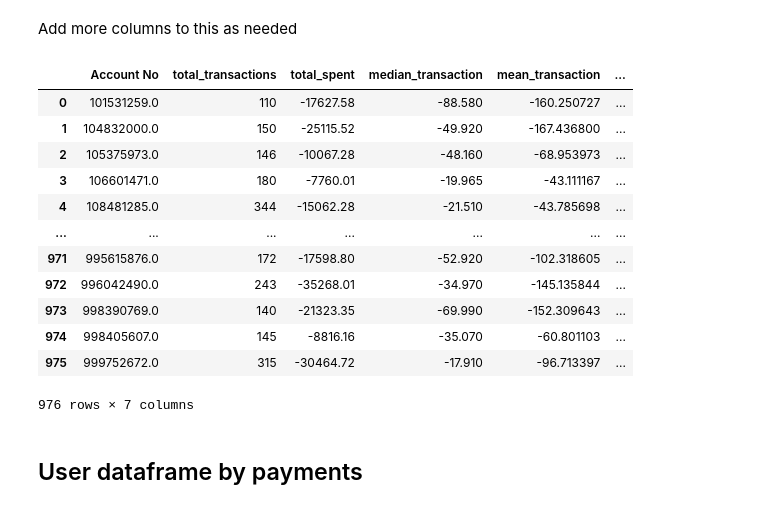
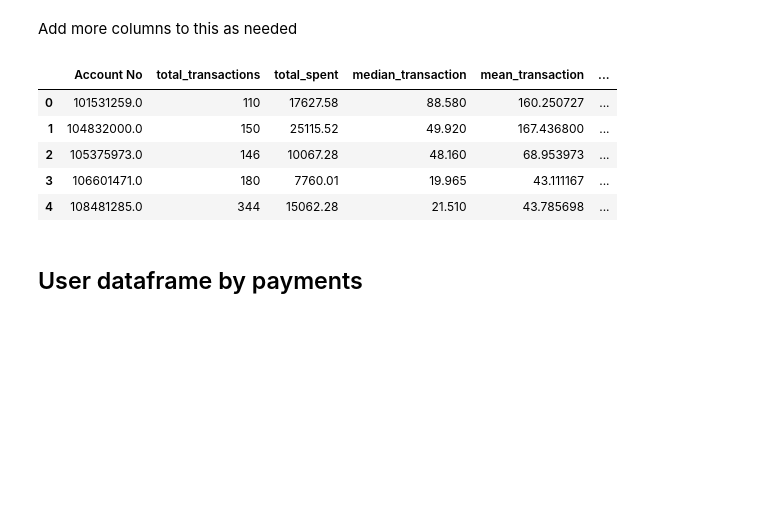
Before and after one commit to UoB-DSMP-2023-24/dsmp-2024-group27, a Jupyter notebook: Dataset2_EDA.ipynb, the cells around one changed output. Drawn from its saved outputs; the diff is of its cells as text; code cells hidden in the pictures; blank space fills up the shorter version.

Commit message:
moving datasets around and editting the EDA of dataset 2

```diff
--- a/Dataset2_EDA.ipynb
+++ b/Dataset2_EDA.ipynb
@@ -298,0 +304,4 @@ The expendittures_df is much larger (as expected) and might include paying for g
+# %%
+expenditures_df["Amount"] = expenditures_df["Amount"].abs()
+
+expenditures_df
@@ -461,29 +497,25 @@ Add more columns to this as needed
 # %%
 # Grouping by 'Account No' to get the aggregated data for each user
 expenditures_by_users = expenditures_df.groupby('Account No').agg(
     total_transactions=('Amount', 'count'),
     total_spent=('Amount', 'sum'),
     median_transaction=('Amount', 'median'),
     mean_transaction=('Amount', 'mean'),
     business_interactions=('Third Party Name', lambda x: list(x.dropna().unique())),
-    user_interactions=('Third Party Account No', lambda x: list(x.dropna().unique()))
+    user_interactions=('Third Party Account No', lambda x: list(x.dropna().unique())),
+    most_recent_transaction=('Date', 'max')
 ).reset_index()
 
-expenditures_by_users
+expenditures_by_users.to_csv('dataset2_expenditures_by_users.csv', index=False)
+
+expenditures_by_users.head()
 # %% [output]
 |  | Account No | total_transactions | total_spent | median_transaction | mean_transaction | ... |
-| 0 | 101531259.0 | 110 | -17627.58 | -88.580 | -160.250727 | ... |
-| 1 | 104832000.0 | 150 | -25115.52 | -49.920 | -167.436800 | ... |
-| 2 | 105375973.0 | 146 | -10067.28 | -48.160 | -68.953973 | ... |
-| 3 | 106601471.0 | 180 | -7760.01 | -19.965 | -43.111167 | ... |
-| 4 | 108481285.0 | 344 | -15062.28 | -21.510 | -43.785698 | ... |
-| ... | ... | ... | ... | ... | ... | ... |
-| 971 | 995615876.0 | 172 | -17598.80 | -52.920 | -102.318605 | ... |
-| 972 | 996042490.0 | 243 | -35268.01 | -34.970 | -145.135844 | ... |
-| 973 | 998390769.0 | 140 | -21323.35 | -69.990 | -152.309643 | ... |
-| 974 | 998405607.0 | 145 | -8816.16 | -35.070 | -60.801103 | ... |
-| 975 | 999752672.0 | 315 | -30464.72 | -17.910 | -96.713397 | ... |
+| 0 | 101531259.0 | 110 | 17627.58 | 88.580 | 160.250727 | ... |
+| 1 | 104832000.0 | 150 | 25115.52 | 49.920 | 167.436800 | ... |
+| 2 | 105375973.0 | 146 | 10067.28 | 48.160 | 68.953973 | ... |
+| 3 | 106601471.0 | 180 | 7760.01 | 19.965 | 43.111167 | ... |
+| 4 | 108481285.0 | 344 | 15062.28 | 21.510 | 43.785698 | ... |
-976 rows × 7 columns
 # %% [markdown]
 ## User dataframe by payments
 # %%
```
Also changed, not shown: parts of 8 cells of this notebook, 8 other files.
